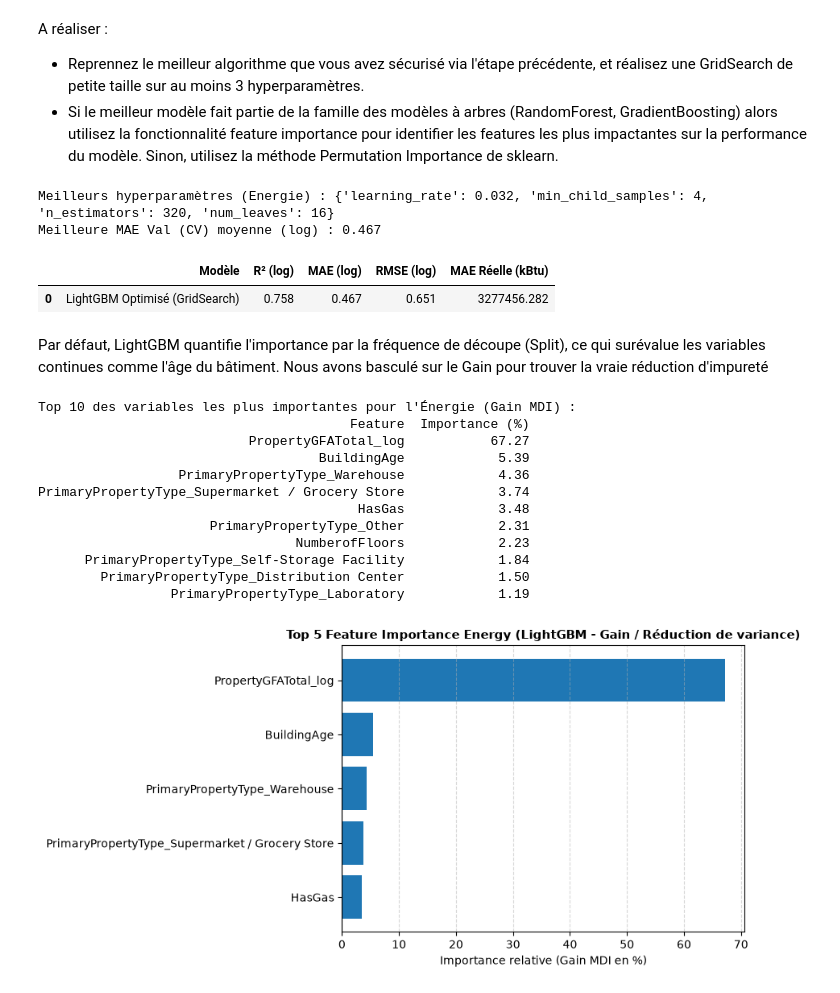
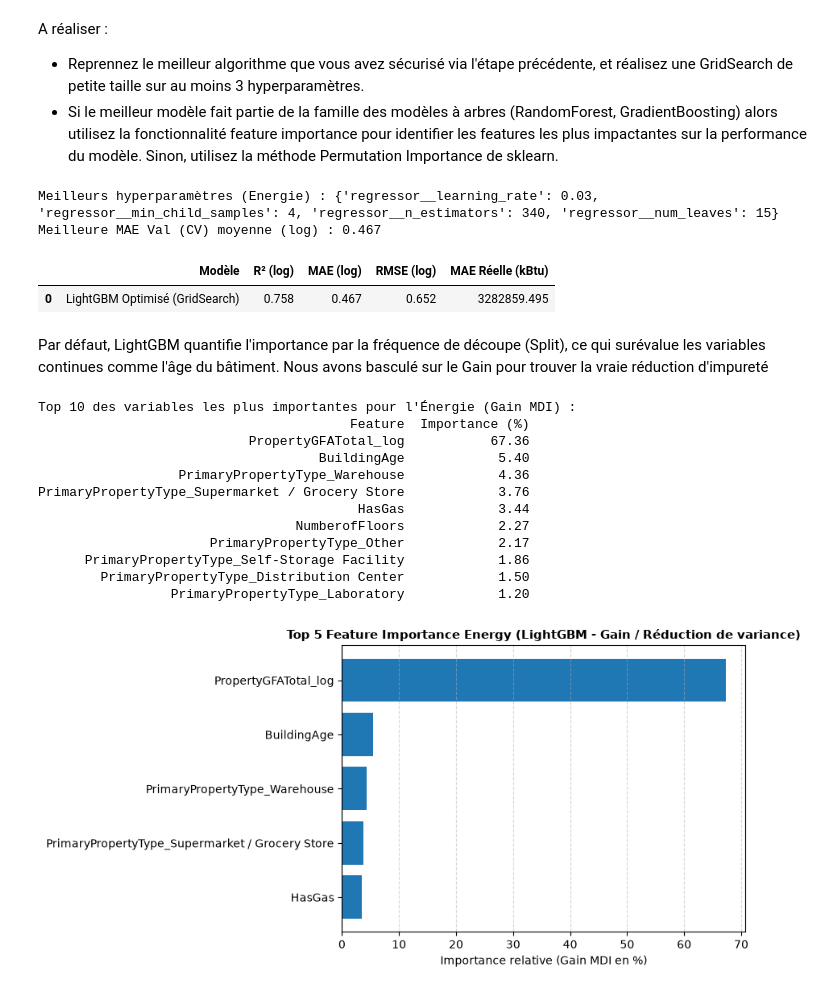
Before and after one commit to Alexis-h2/P3_OC_consommation_batiments_IA, a Jupyter notebook: Hernandez_Alexis_1_notebook_102026.ipynb, the cells around one changed output. Cells and saved outputs as stored; diff of their text form; code cells hidden in the pictures.

```diff
--- a/Hernandez_Alexis_1_notebook_102026.ipynb
+++ b/Hernandez_Alexis_1_notebook_102026.ipynb
@@ -1174,17 +1232,23 @@ cv = KFold(n_splits=5, shuffle=True, random_state=42)
 # Modèle de base LightGBM
 lgbm_base = lgb.LGBMRegressor(max_depth=4, subsample=0.76, subsample_freq=1, random_state=42, verbose=-1, n_jobs=-1)
 
+# Assemblage dans le Pipeline anti-fuite
+pipeline_lgb_energy = Pipeline(steps=[
+    ('preprocessor', preprocessor),
+    ('regressor', lgbm_base)
+])
+
 # Grille d'hyperparamètres ciblée autour de mes paramètres empiriques
 param_grid_lgb = {
-    'num_leaves': [14, 16],
-    'min_child_samples': [3, 4],
-    'learning_rate': [0.03, 0.032, 0.034],
-    'n_estimators': [280, 300, 320]
+    'regressor__num_leaves': [14, 15, 16],
+    'regressor__min_child_samples': [3, 4, 5],
+    'regressor__learning_rate': [0.028, 0.03, 0.032],
+    'regressor__n_estimators': [320, 340, 360]
 }
 
 # Exécution du GridSearch
 grid_search_lgb = GridSearchCV(
-    estimator=lgbm_base,
+    estimator=pipeline_lgb_energy,
     param_grid=param_grid_lgb,
     cv=cv,
     scoring='neg_mean_absolute_error',
@@ -1192,23 +1256,24 @@ grid_search_lgb = GridSearchCV(
     return_train_score=True
 )
 
-grid_search_lgb.fit(df_X_train_final, y_train_energy)
+# Fit strict sur X_train brut (le préprocessing est recalculé à chaque pli)
+grid_search_lgb.fit(X_train, y_train_energy)
 
 # Affichage des meilleurs réglages et conversion de la MAE en valeur positive
 
 print(f"Meilleurs hyperparamètres (Energie) : {grid_search_lgb.best_params_}")
 print(f"Meilleure MAE Val (CV) moyenne (log) : {-grid_search_lgb.best_score_:.3f}")
 # %% [output]
-Meilleurs hyperparamètres (Energie) : {'learning_rate': 0.032, 'min_child_samples': 4, 'n_estimators': 320, 'num_leaves': 16}
+Meilleurs hyperparamètres (Energie) : {'regressor__learning_rate': 0.03, 'regressor__min_child_samples': 4, 'regressor__n_estimators': 340, 'regressor__num_leaves': 15}
 Meilleure MAE Val (CV) moyenne (log) : 0.467
 # %%
 # Modèle vainqueur issu du GridSearch Energy
 best_lgb = grid_search_lgb.best_estimator_
 
-# Prédictions hors-échantillon globales via cross_val_predict
-y_pred_log_lgb = cross_val_predict(best_lgb, df_X_train_final, y_train_energy, cv=cv, n_jobs=-1)
+# Prédictions hors-échantillon globales via cross_val_predict sur X_train brut
+y_pred_log_lgb = cross_val_predict(best_lgb, X_train, y_train_energy, cv=cv, n_jobs=-1)
 
-# Reconversion vers les unités réelles (kBtu)
+# Reconversion vers les unités réelles (kBtu) avec borne physique à 0
 y_pred_real_lgb = np.clip(np.expm1(y_pred_log_lgb), 0, None)
 y_train_energy_real = np.expm1(y_train_energy)
 
@@ -1224,17 +1289,19 @@ res_best_lgb = pd.DataFrame([{
 res_best_lgb.round(3)
 # %% [output]
 |  | Modèle | R² (log) | MAE (log) | RMSE (log) | MAE Réelle (kBtu) |
-| 0 | LightGBM Optimisé (GridSearch) | 0.758 | 0.467 | 0.651 | 3277456.282 |
+| 0 | LightGBM Optimisé (GridSearch) | 0.758 | 0.467 | 0.652 | 3282859.495 |
 # %% [markdown]
 Par défaut, LightGBM quantifie l'importance par la fréquence de découpe (Split), ce qui surévalue les variables continues comme l'âge du bâtiment. Nous avons basculé sur le Gain pour trouver la vraie réduction d'impureté
 # %%
 # Recherche des variables les plus importantes (Feature Importance) POUR ENERGY
 
+# Accès au modèle LightGBM et au préprocesseur fitté dans le Pipeline
+lgb_regressor = best_lgb.named_steps['regressor']
+preprocessor_fitted = best_lgb.named_steps['preprocessor']
+
 # Extraction de l'importance par GAIN (réduction réelle de variance MDI)
-importances_gain_energy = best_lgb.booster_.feature_importance(
-    importance_type='gain'
-)
-feature_names = df_X_train_final.columns
+importances_gain_energy = lgb_regressor.booster_.feature_importance(importance_type='gain')
+feature_names = preprocessor_fitted.get_feature_names_out()
 
 # Normalisation en pourcentage (somme = 100 %)
 importances_gain_pct_energy = (
@@ -1243,49 +1310,49 @@ importances_gain_pct_energy = (
 
 df_importance_energy = pd.DataFrame({
     'Feature': feature_names,
-    'Importance (%)': importances_gain_pct_energy,
+    'Importance (%)': importances_gain_pct_energy
 }).sort_values(by='Importance (%)', ascending=False)
 
 # Affichage des 10 variables les plus impactantes
 print("\nTop 10 des variables les plus importantes pour l'Énergie (Gain MDI) :")
 print(df_importance_energy.head(10).round(2).to_string(index=False))
 
 # Tracé graphique horizontal des 5 variables maîtresses
 top_n = 5
 top_features_energy = df_importance_energy.head(top_n).sort_values(
     by='Importance (%)', ascending=True
 )
 
 plt.figure(figsize=(9, 4.5))
 plt.barh(
     top_features_energy['Feature'],
     top_features_energy['Importance (%)'],
     color='#1f77b4',
-    edgecolor='none',
+    edgecolor='none'
 )
 plt.title(
     f"Top {top_n} Feature Importance Energy (LightGBM - Gain / Réduction de variance)",
     fontsize=11,
-    fontweight='bold',
+    fontweight='bold'
 )
 plt.xlabel("Importance relative (Gain MDI en %)")
 plt.grid(axis='x', linestyle='--', alpha=0.5)
 plt.tight_layout()
 plt.show()
 # %% [output]
 Top 10 des variables les plus importantes pour l'Énergie (Gain MDI) :
                                         Feature  Importance (%)
-                           PropertyGFATotal_log           67.27
-                                    BuildingAge            5.39
+                           PropertyGFATotal_log           67.36
+                                    BuildingAge            5.40
                   PrimaryPropertyType_Warehouse            4.36
-PrimaryPropertyType_Supermarket / Grocery Store            3.74
-                                         HasGas            3.48
-                      PrimaryPropertyType_Other            2.31
-                                 NumberofFloors            2.23
-      PrimaryPropertyType_Self-Storage Facility            1.84
+PrimaryPropertyType_Supermarket / Grocery Store            3.76
+                                         HasGas            3.44
+                                 NumberofFloors            2.27
+                      PrimaryPropertyType_Other            2.17
+      PrimaryPropertyType_Self-Storage Facility            1.86
         PrimaryPropertyType_Distribution Center            1.50
-                 PrimaryPropertyType_Laboratory            1.19
+                 PrimaryPropertyType_Laboratory            1.20
-[figure, old version]
+[figure, new version]
 # %%
 # Recherche des paramètres optimaux POUR GHG
 
```
Also changed, not shown: parts of 15 cells of this notebook, 1 other file.
